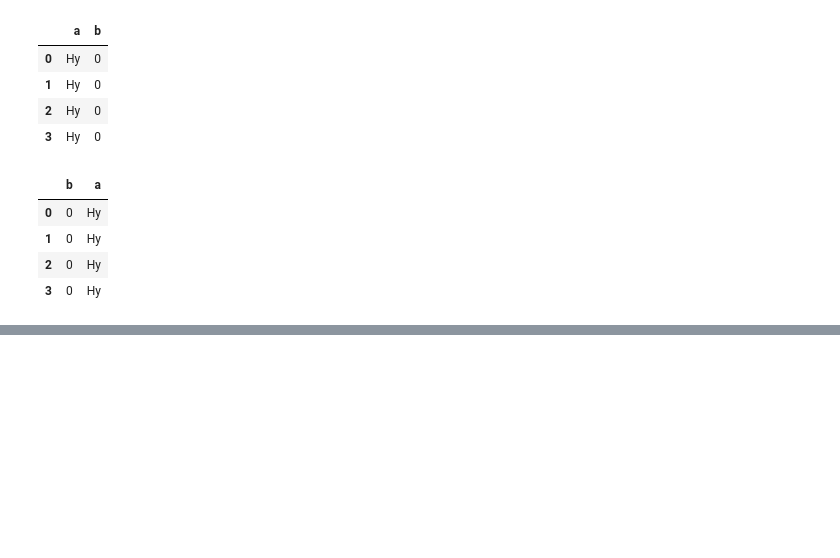
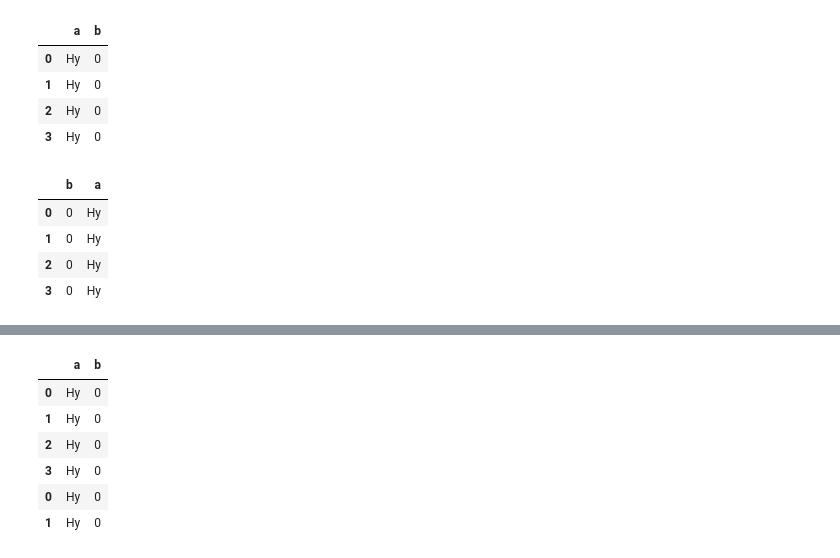
Before and after one commit to JohnYang1210/DesignWorkTask, a Jupyter notebook: sjqy2midas/example.ipynb, the cells around one changed output, grey strips where cells are left out. Saved outputs shown, nothing was run; the diff lists cells and outputs as text; code cells hidden in the pictures; blank space fills up the shorter version.

```diff
--- a/sjqy2midas/Untitled.ipynb
+++ b/sjqy2midas/example.ipynb
@@ -95,3 +97,5 @@ dff[['b','a']]
 | 1 | 0 | Hy |
 | 2 | 0 | Hy |
 | 3 | 0 | Hy |
+# %%
+df1=dff.iloc[0:2]
@@ -97,0 +128,10 @@ dff[['b','a']]
+# %%
+dff.append(df1)
+# %% [output]
+|  | a | b |
+| 0 | Hy | 0 |
+| 1 | Hy | 0 |
+| 2 | Hy | 0 |
+| 3 | Hy | 0 |
+| 0 | Hy | 0 |
+| 1 | Hy | 0 |
```
Also changed, not shown: parts of 18 cells of this notebook, 3 other files.
